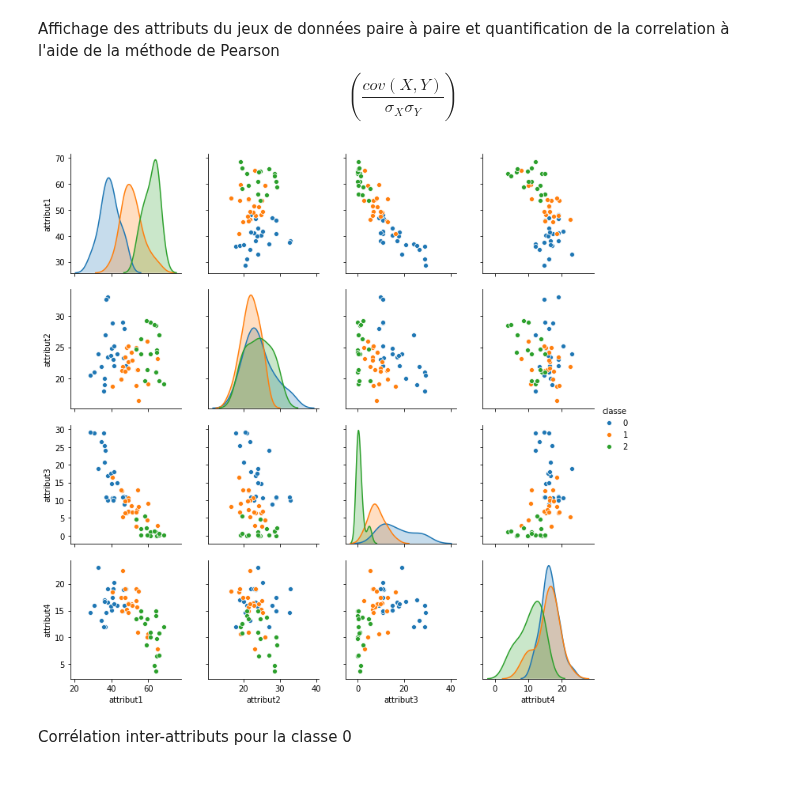
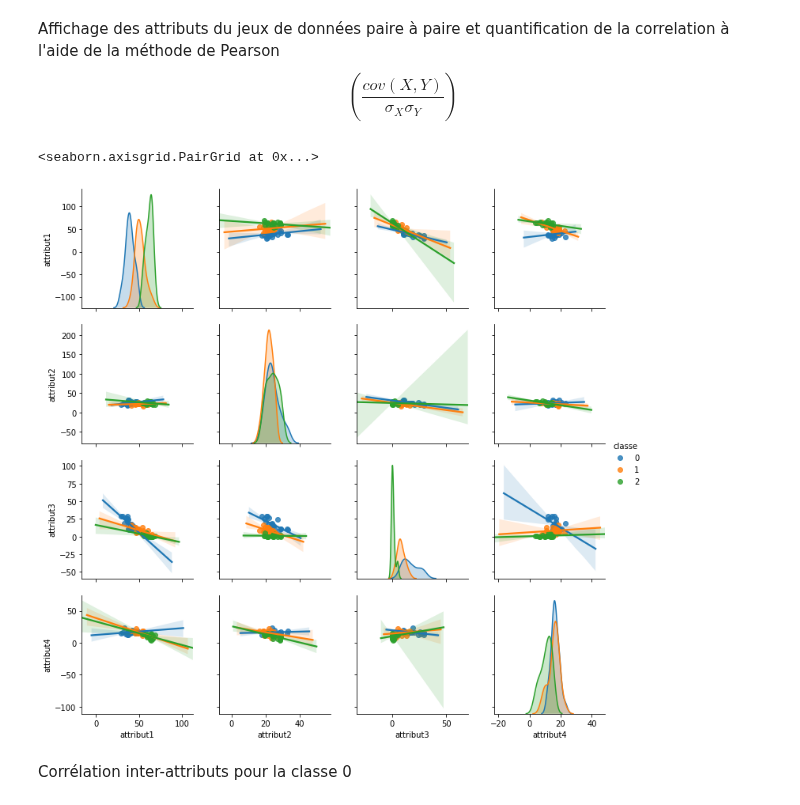
Before and after one commit to ggs22/IFT870-TP1, a Jupyter notebook: tp1.ipynb, the cells around one changed output. Cells and saved outputs as stored; diff of their text form; code cells hidden in the pictures.

```diff
--- a/tp1.ipynb
+++ b/tp1.ipynb
@@ -60,17 +61,18 @@ tp1_data.describe()
 Affichage des attributs du jeux de données paire à paire et quantification de la correlation à l'aide de la méthode de Pearson $$\left(\frac{cov(X,Y)}{\sigma_X\sigma_Y} \right)$$
 # %%
 %matplotlib inline
-sns.pairplot(tp1_data, vars=['attribut1', 'attribut2', 'attribut3', 'attribut4'],  hue='classe')
+sns.pairplot(tp1_data, vars=['attribut1', 'attribut2', 'attribut3', 'attribut4'],  hue='classe', kind='reg')
 
 condition0 = tp1_data['classe'] == 0
 condition1 = tp1_data['classe'] == 1
 condition2 = tp1_data['classe'] == 2
 
 tp1_data_classe_0 = tp1_data.loc[condition0 , 'attribut1':'attribut4']
 tp1_data_classe_1 = tp1_data.loc[condition1 , 'attribut1':'attribut4']
 tp1_data_classe_2 = tp1_data.loc[condition2 , 'attribut1':'attribut4']
 # %% [output]
+<seaborn.axisgrid.PairGrid at 0x...>
-[figure, old version]
+[figure, new version]
 # %% [markdown]
 Corrélation inter-attributs pour la classe 0
 # %%
```
Also changed, not shown: parts of 7 cells of this notebook.
